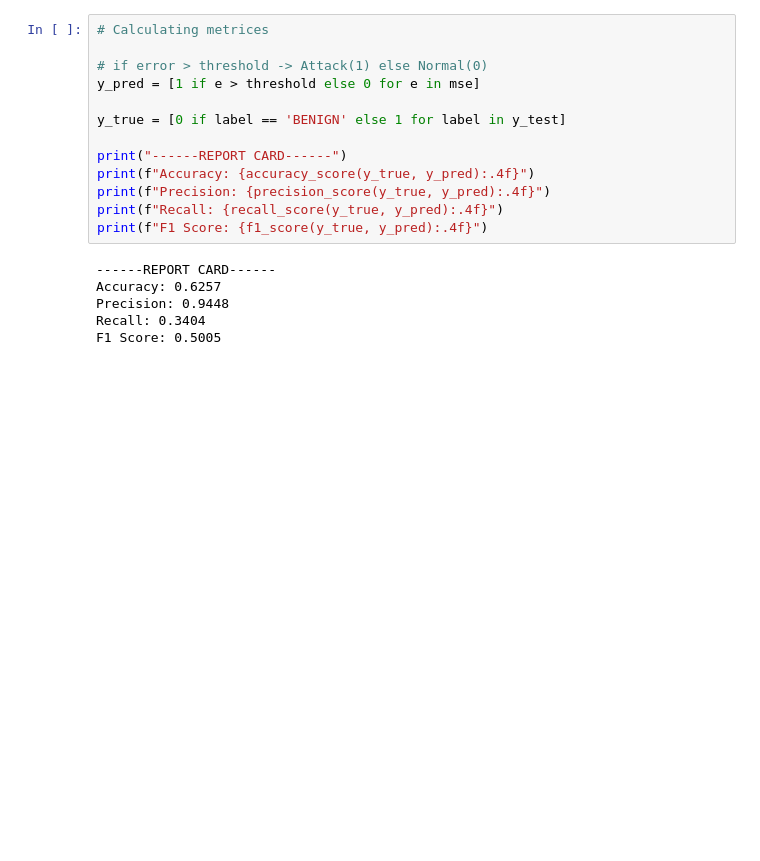
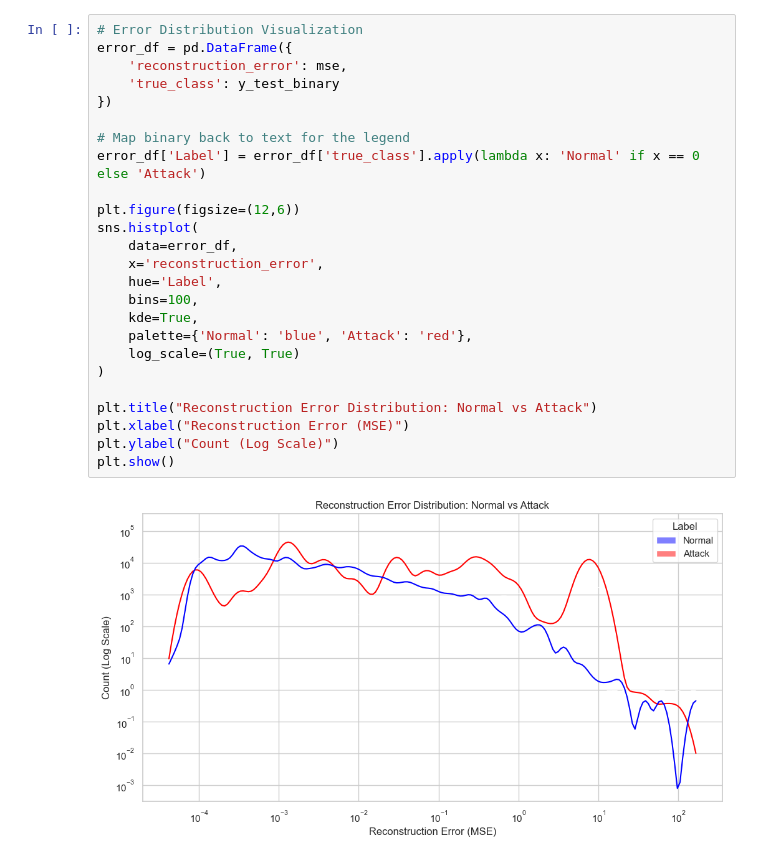
Before and after one commit to MrNainawasti/FALCON, a Jupyter notebook: notebooks/evaluation.ipynb, the cells around one changed output. Cells and saved outputs as stored; diff of their text form; blank space fills up the shorter version.

```diff
--- a/notebooks/evaluation.ipynb
+++ b/notebooks/evaluation.ipynb
@@ -91,20 +99,28 @@ threshold = 0.1
 # %%
-# Calculating metrices
+# Error Distribution Visualization
+error_df = pd.DataFrame({
+    'reconstruction_error': mse,
+    'true_class': y_test_binary
+})
 
-# if error > threshold -> Attack(1) else Normal(0)
-y_pred = [1 if e > threshold else 0 for e in mse]
+# Map binary back to text for the legend
+error_df['Label'] = error_df['true_class'].apply(lambda x: 'Normal' if x == 0 else 'Attack')
 
-y_true = [0 if label == 'BENIGN' else 1 for label in y_test]
+plt.figure(figsize=(12,6))
+sns.histplot(
+    data=error_df,
+    x='reconstruction_error',
+    hue='Label',
+    bins=100,
+    kde=True,
+    palette={'Normal': 'blue', 'Attack': 'red'},
+    log_scale=(True, True)
+)
 
-print("------REPORT CARD------")
-print(f"Accuracy: {accuracy_score(y_true, y_pred):.4f}")
-print(f"Precision: {precision_score(y_true, y_pred):.4f}")
-print(f"Recall: {recall_score(y_true, y_pred):.4f}")
-print(f"F1 Score: {f1_score(y_true, y_pred):.4f}")
+plt.title("Reconstruction Error Distribution: Normal vs Attack")
+plt.xlabel("Reconstruction Error (MSE)")
+plt.ylabel("Count (Log Scale)")
+plt.show()
 # %% [output]
-------REPORT CARD------
-Accuracy: 0.6257
-Precision: 0.9448
-Recall: 0.3404
-F1 Score: 0.5005
+[figure, added]
 # %%
```
Also changed, not shown: parts of 7 cells of this notebook, 4 other files.
